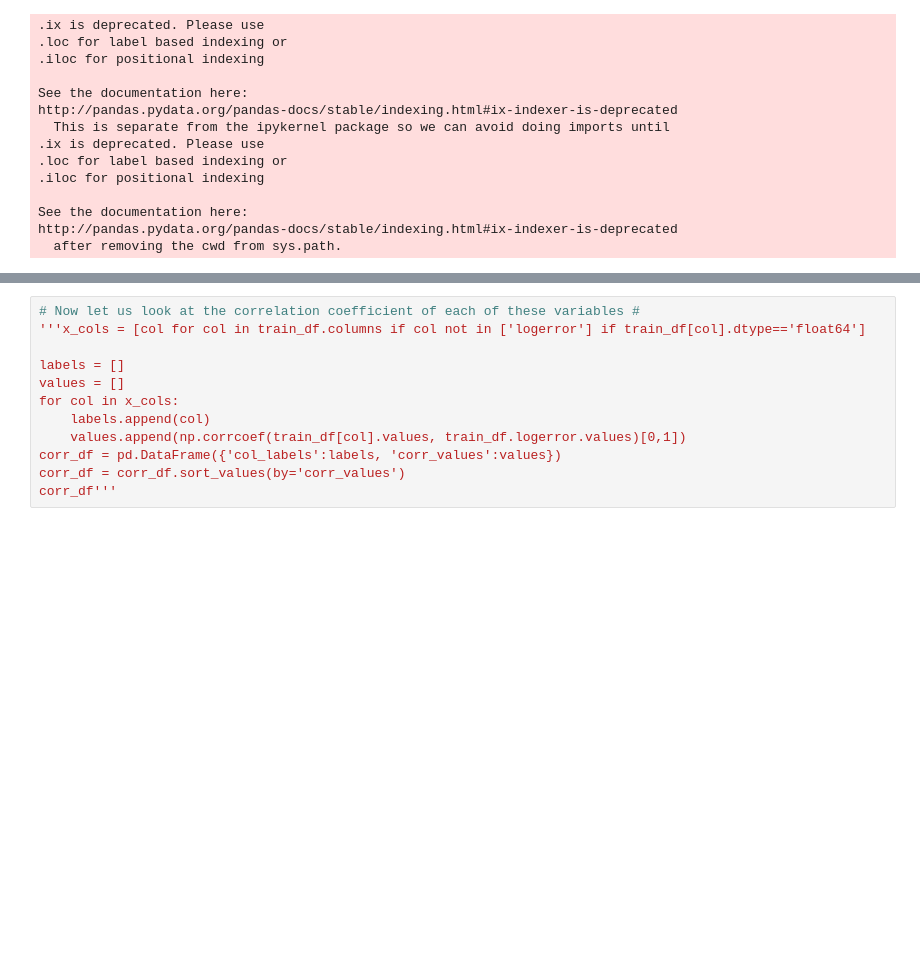
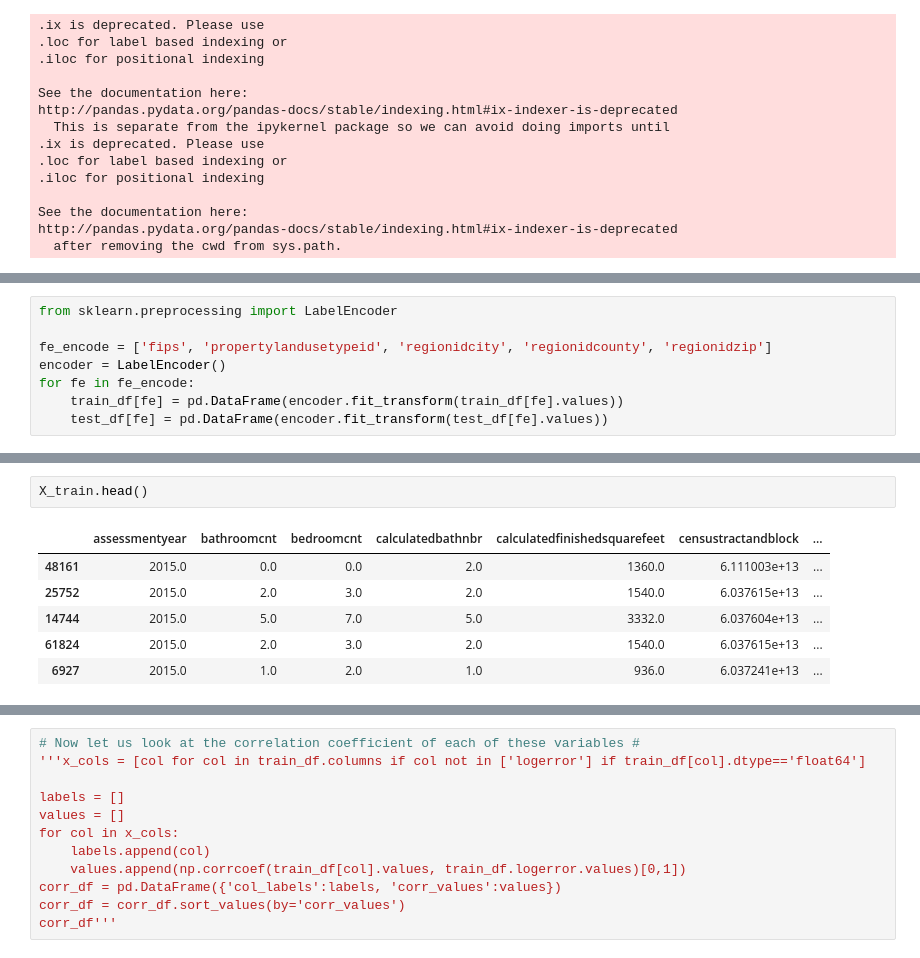
Before and after one commit to wluo-personal/AlphaBoosting, a Jupyter notebook: masaki/zillow.ipynb, the cells around one changed output, grey strips where cells are left out. Drawn from its saved outputs; the diff is of its cells as text; blank space fills up the shorter version.

```diff
--- a/masaki/zillow.ipynb
+++ b/masaki/zillow.ipynb
@@ -71,3 +83,11 @@ train_df = train_df.fillna(mean_values, inplace=True)
+# %%
+from sklearn.preprocessing import LabelEncoder
+
+fe_encode = ['fips', 'propertylandusetypeid', 'regionidcity', 'regionidcounty', 'regionidzip']
+encoder = LabelEncoder()
+for fe in fe_encode:
+    train_df[fe] = pd.DataFrame(encoder.fit_transform(train_df[fe].values))
+    test_df[fe] = pd.DataFrame(encoder.fit_transform(test_df[fe].values))
 # %%
 from sklearn.cross_validation import train_test_split
 
@@ -80,0 +113,9 @@ X_train.shape, X_cv.shape, y_train.shape, y_cv.shape
+# %%
+X_train.head()
+# %% [output]
+|  | assessmentyear | bathroomcnt | bedroomcnt | calculatedbathnbr | calculatedfinishedsquarefeet | censustractandblock | ... |
+| 48161 | 2015.0 | 0.0 | 0.0 | 2.0 | 1360.0 | 6.111003e+13 | ... |
+| 25752 | 2015.0 | 2.0 | 3.0 | 2.0 | 1540.0 | 6.037615e+13 | ... |
+| 14744 | 2015.0 | 5.0 | 7.0 | 5.0 | 3332.0 | 6.037604e+13 | ... |
+| 61824 | 2015.0 | 2.0 | 3.0 | 2.0 | 1540.0 | 6.037615e+13 | ... |
+| 6927 | 2015.0 | 1.0 | 2.0 | 1.0 | 936.0 | 6.037241e+13 | ... |
```
Also changed, not shown: parts of 31 cells of this notebook.
